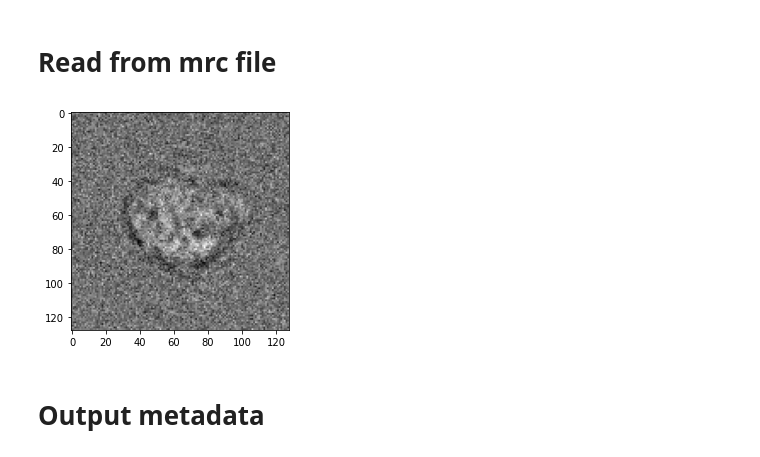
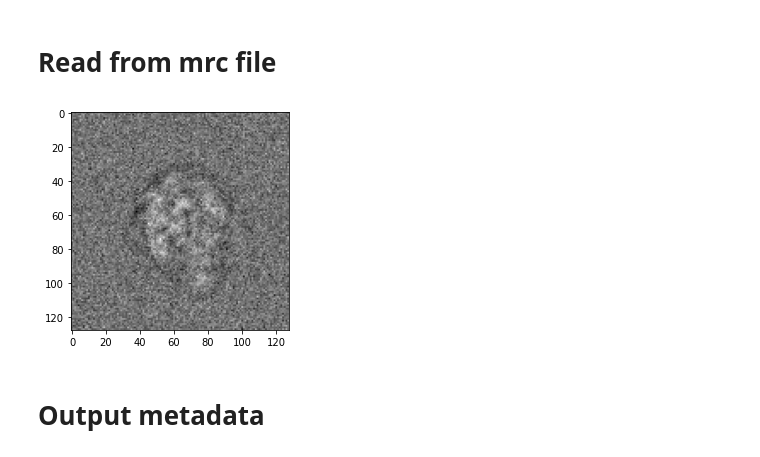
Before and after one commit to geoffwoollard/learn_cryoem_math, a Jupyter notebook: nb/simulate_fourier_slice.ipynb, the cells around one changed output. Cells and saved outputs as stored; diff of their text form; code cells hidden in the pictures.

```diff
--- a/nb/simulate_fourier_slice.ipynb
+++ b/nb/simulate_fourier_slice.ipynb
@@ -242,9 +232,9 @@ with mrcfile.new(ofname, overwrite=True) as mrc:
 # %%
 particles_mrc = mrcfile.open(ofname)
 particles = particles_mrc.data
-doplt(particles[0])
+doplt(particles[1])
 # %% [output]
-[figure, old version]
+[figure, new version]
 # %% [markdown]
 # Output metadata
 # %%
```
Also changed, not shown: parts of 20 cells of this notebook.
